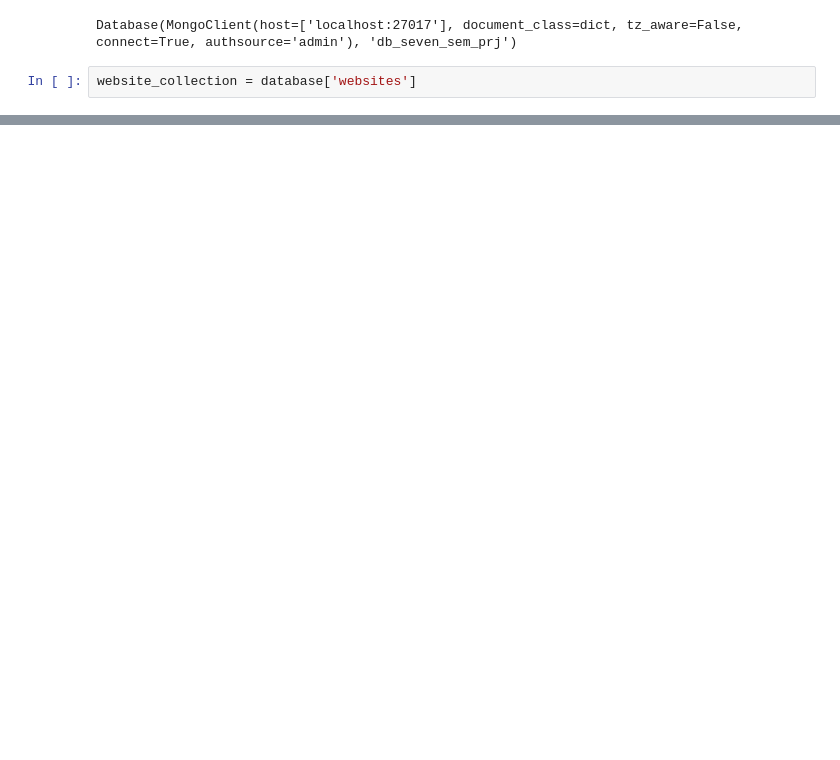
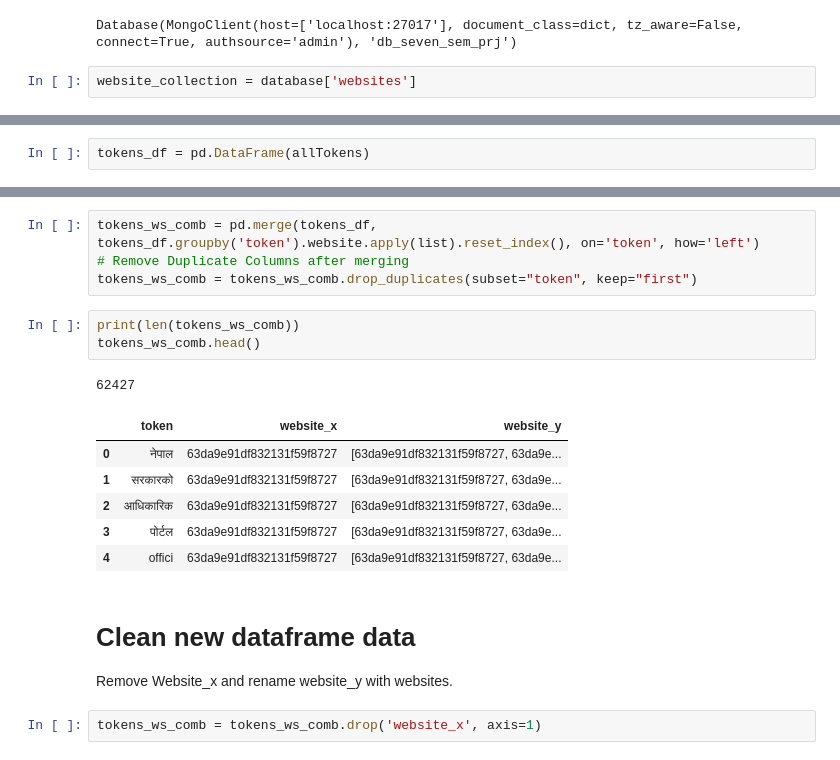
Before and after one commit to suparthghimire/search_engine, a Jupyter notebook: indexer/indexer.ipynb, the cells around one changed output, grey strips where cells are left out. Saved outputs shown, nothing was run; the diff lists cells and outputs as text; blank space fills up the shorter version.

```diff
--- a/indexer/indexer.ipynb
+++ b/indexer/indexer.ipynb
@@ -127,0 +206,2 @@ print(list(websites_in_db)[0])
+# %%
+tokens_df = pd.DataFrame(allTokens)
@@ -127,0 +216,20 @@ print(list(websites_in_db)[0])
+# %%
+tokens_ws_comb = pd.merge(tokens_df, tokens_df.groupby('token').website.apply(list).reset_index(), on='token', how='left')
+# Remove Duplicate Columns after merging
+tokens_ws_comb = tokens_ws_comb.drop_duplicates(subset="token", keep="first")
+# %%
+print(len(tokens_ws_comb))
+tokens_ws_comb.head()
+# %% [output]
+62427
+|  | token | website_x | website_y |
+| 0 | नेपाल | 63da9e91df832131f59f8727 | [63da9e91df832131f59f8727, 63da9e... |
+| 1 | सरकारको | 63da9e91df832131f59f8727 | [63da9e91df832131f59f8727, 63da9e... |
+| 2 | आधिकारिक | 63da9e91df832131f59f8727 | [63da9e91df832131f59f8727, 63da9e... |
+| 3 | पोर्टल | 63da9e91df832131f59f8727 | [63da9e91df832131f59f8727, 63da9e... |
+| 4 | offici | 63da9e91df832131f59f8727 | [63da9e91df832131f59f8727, 63da9e... |
+# %% [markdown]
+# Clean new dataframe data
+Remove Website_x and rename website_y with websites.
+# %%
+tokens_ws_comb = tokens_ws_comb.drop('website_x', axis=1)
```
Also changed, not shown: parts of 42 cells of this notebook.
